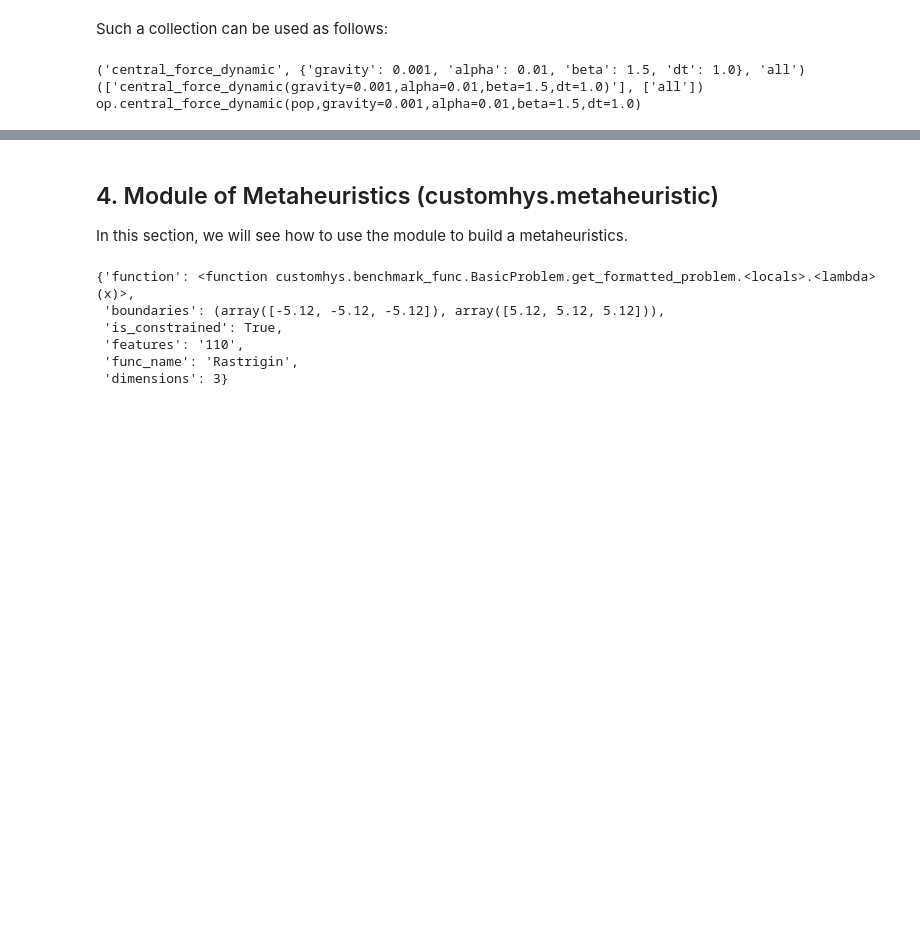
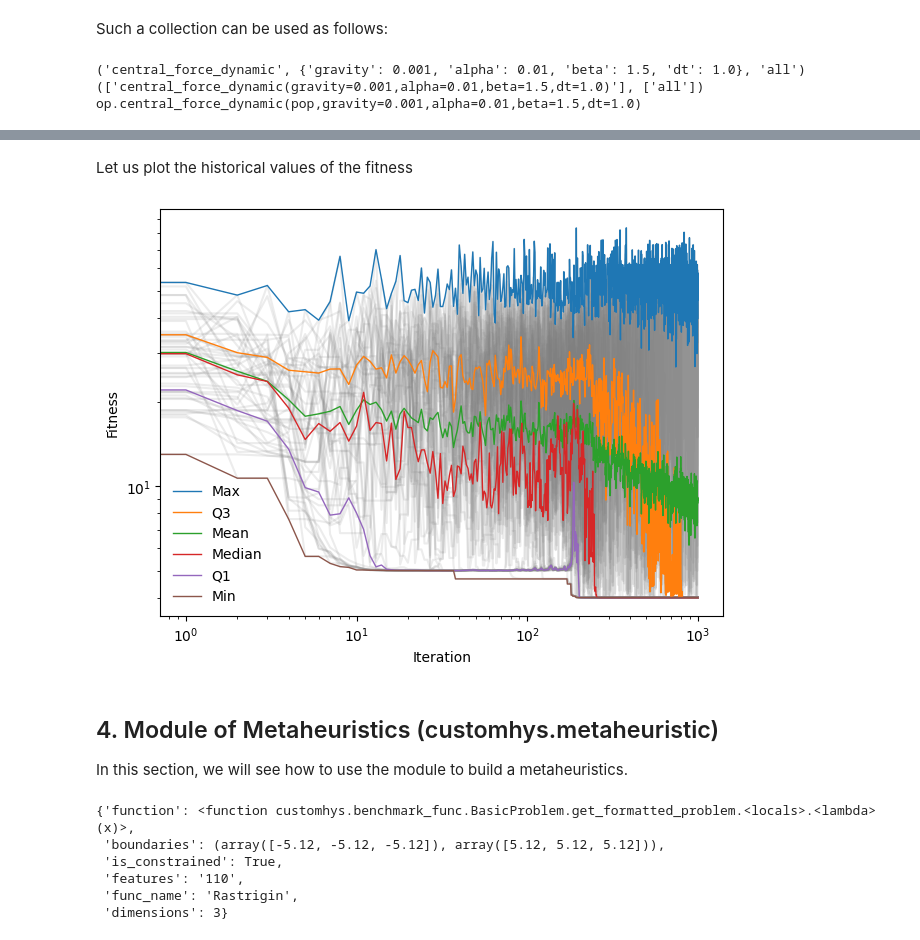
Before and after one commit to jcrvz/customhys, a Jupyter notebook: examples/Tutorial_English.ipynb, the cells around one changed output, grey strips where cells are left out. Cells and saved outputs as stored; diff of their text form; code cells hidden in the pictures; blank space fills up the shorter version.

```diff
--- a/examples/Tutorial_English.ipynb
+++ b/examples/Tutorial_English.ipynb
@@ -330,3 +357,28 @@ Iteration: 6 :: x_best = [-0.03591346 -0.00189539], f_best = 0.25551575247757086
+# %% [markdown]
+Let us plot the historical values of the fitness
+# %%
+# Process the historical values
+history = np.array(history) + 1
+
+plt.figure()
+# plot in gray scale to after plot some statistics above
+plt.plot(history, color='gray', alpha=0.15)
+plt.plot(history.max(axis=1), lw=1, label='Max')
+plt.plot(np.quantile(history, 0.75, axis=1), lw=1, label='Q3')
+plt.plot(history.mean(axis=1), lw=1, label='Mean')
+plt.plot(np.median(history, axis=1), lw=1, label='Median')
+plt.plot(np.quantile(history, 0.25, axis=1), lw=1, label='Q1')
+plt.plot(history.min(axis=1), lw=1, label='Min')
+#plt.plot(history.std(axis=1), lw=2, label='Std')
+
+plt.legend(frameon=False)
+plt.xlabel('Iteration'), plt.ylabel('Fitness')
+plt.tight_layout()
+plt.xscale('log')
+plt.yscale('log')
+plt.show()
+# %% [output]
+[figure, added]
 # %% [markdown]
 ## 4. Module of Metaheuristics (customhys.metaheuristic)
 In this section, we will see how to use the module to build a metaheuristics.
```
Also changed, not shown: parts of 26 cells of this notebook, 5 other files.
